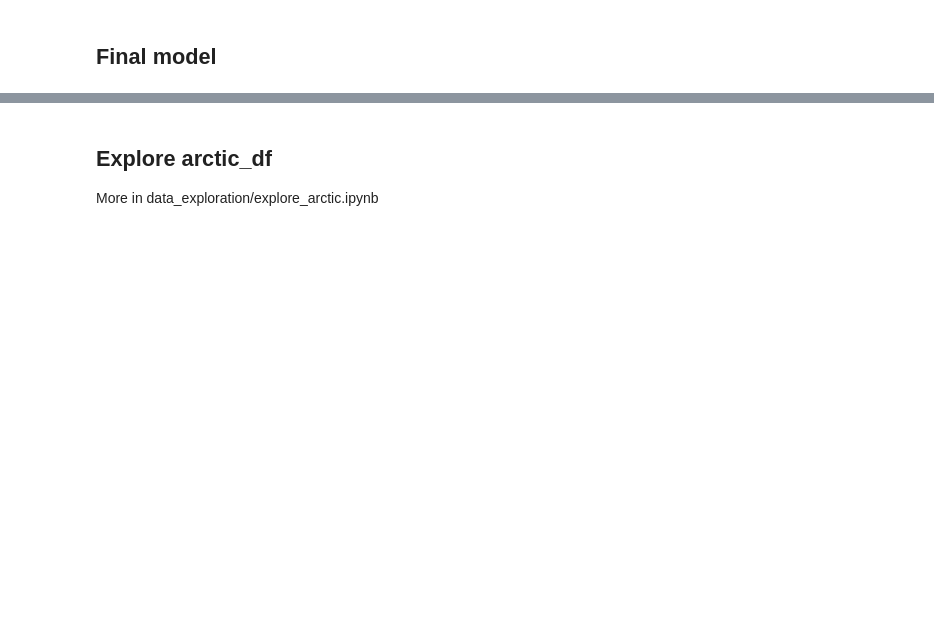
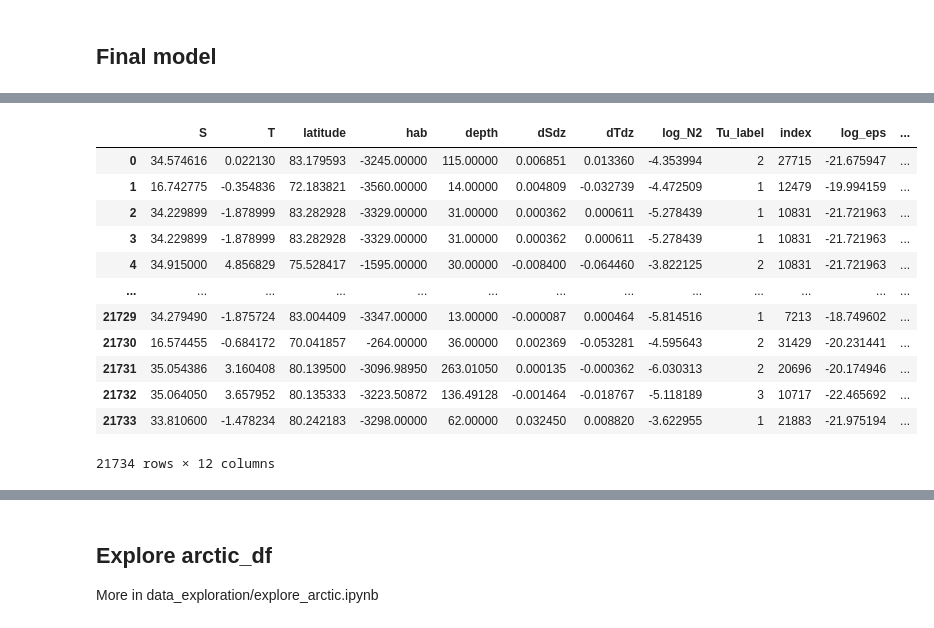
Before and after one commit to lisanneblok/ArcticTurbulence, a Jupyter notebook: ML_models/arctic_RFs.ipynb, the cells around one changed output, grey strips where cells are left out. Drawn from its saved outputs; the diff is of its cells as text; code cells hidden in the pictures; blank space fills up the shorter version.

```diff
--- a/ML_models/arctic_RFs.ipynb
+++ b/ML_models/arctic_RFs.ipynb
@@ -47,0 +196,16 @@ plt.show()
+# %%
+test_df
+# %% [output]
+|  | S | T | latitude | hab | depth | dSdz | dTdz | log_N2 | Tu_label | index | log_eps | ... |
+| 0 | 34.574616 | 0.022130 | 83.179593 | -3245.00000 | 115.00000 | 0.006851 | 0.013360 | -4.353994 | 2 | 27715 | -21.675947 | ... |
+| 1 | 16.742775 | -0.354836 | 72.183821 | -3560.00000 | 14.00000 | 0.004809 | -0.032739 | -4.472509 | 1 | 12479 | -19.994159 | ... |
+| 2 | 34.229899 | -1.878999 | 83.282928 | -3329.00000 | 31.00000 | 0.000362 | 0.000611 | -5.278439 | 1 | 10831 | -21.721963 | ... |
+| 3 | 34.229899 | -1.878999 | 83.282928 | -3329.00000 | 31.00000 | 0.000362 | 0.000611 | -5.278439 | 1 | 10831 | -21.721963 | ... |
+| 4 | 34.915000 | 4.856829 | 75.528417 | -1595.00000 | 30.00000 | -0.008400 | -0.064460 | -3.822125 | 2 | 10831 | -21.721963 | ... |
+| ... | ... | ... | ... | ... | ... | ... | ... | ... | ... | ... | ... | ... |
+| 21729 | 34.279490 | -1.875724 | 83.004409 | -3347.00000 | 13.00000 | -0.000087 | 0.000464 | -5.814516 | 1 | 7213 | -18.749602 | ... |
+| 21730 | 16.574455 | -0.684172 | 70.041857 | -264.00000 | 36.00000 | 0.002369 | -0.053281 | -4.595643 | 2 | 31429 | -20.231441 | ... |
+| 21731 | 35.054386 | 3.160408 | 80.139500 | -3096.98950 | 263.01050 | 0.000135 | -0.000362 | -6.030313 | 2 | 20696 | -20.174946 | ... |
+| 21732 | 35.064050 | 3.657952 | 80.135333 | -3223.50872 | 136.49128 | -0.001464 | -0.018767 | -5.118189 | 3 | 10717 | -22.465692 | ... |
+| 21733 | 33.810600 | -1.478234 | 80.242183 | -3298.00000 | 62.00000 | 0.032450 | 0.008820 | -3.622955 | 1 | 21883 | -21.975194 | ... |
+21734 rows × 12 columns
```
Also changed, not shown: parts of 9 cells of this notebook.
